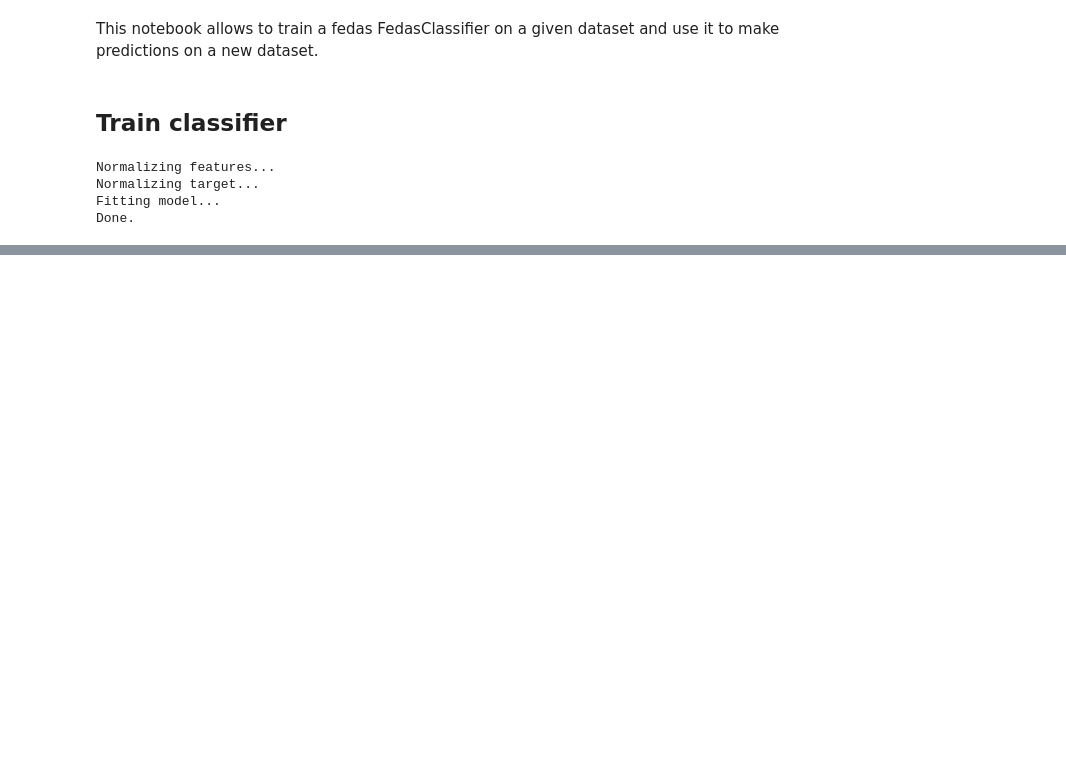
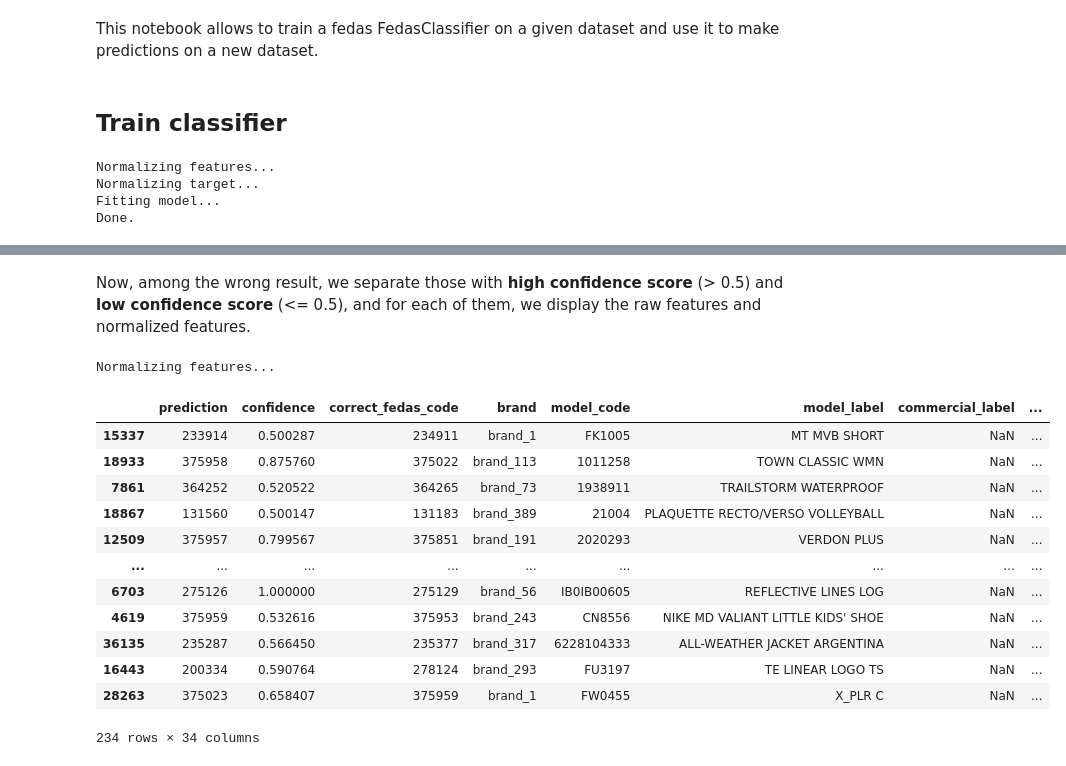
Before and after one commit to SoCrespo/technical_test, a Jupyter notebook: apply_fedas_classifier.ipynb, the cells around one changed output, grey strips where cells are left out. Cells and saved outputs as stored; diff of their text form; code cells hidden in the pictures; blank space fills up the shorter version.

Commit message:
Show features of wrong preds (hi / low confidence)

```diff
--- a/apply_fedas_classifier.ipynb
+++ b/apply_fedas_classifier.ipynb
@@ -75,0 +38,2 @@ comparison[comparison['confidence'] < 0.5]
+# %%
+predictions = fc.predict(val_features)
@@ -75,0 +61,10 @@ comparison[comparison['confidence'] < 0.5]
+# %%
+predictions.index = val.index
+predictions = predictions.rename(columns={'fedas': 'prediction'})
+
+comparison = pd.concat(
+    (predictions,
+    pd.DataFrame(val_target, columns=['correct_fedas_code'])),
+         axis=1)
+comparison['is_correct'] = comparison['prediction'] == comparison['correct_fedas_code']
+comparison
@@ -75,0 +85,36 @@ comparison[comparison['confidence'] < 0.5]
+# %% [markdown]
+Now, among the wrong result, we separate those with **high confidence score** (> 0.5) and **low confidence score** (<= 0.5), and for each of them, we display the raw features and normalized features.
+# %%
+normalized_val_features = pd.DataFrame(fc._normalize_features(val_features), columns=['normalized'])
+# %% [output]
+Normalizing features...
+# %%
+wrong_high_confidence = comparison[(comparison['is_correct'] == False) & (comparison['confidence'] > 0.5)]
+wrong_high_with_features = pd.concat(
+    (wrong_high_confidence,
+    val_features.loc[wrong_high_confidence.index],
+    normalized_val_features.loc[wrong_high_confidence.index]),
+        axis=1).drop(columns=['is_correct'])
+
+wrong_low_confidence = comparison[(comparison['is_correct'] == False) & (comparison['confidence'] <= 0.5)]
+wrong_low_with_features = pd.concat(
+    (wrong_low_confidence,
+    val_features.loc[wrong_low_confidence.index, fc.columns],
+    normalized_val_features.loc[wrong_low_confidence.index]),
+        axis=1).drop(columns=['is_correct'])
+# %%
+wrong_high_with_features
+# %% [output]
+|  | prediction | confidence | correct_fedas_code | brand | model_code | model_label | commercial_label | ... |
+| 15337 | 233914 | 0.500287 | 234911 | brand_1 | FK1005 | MT MVB SHORT | NaN | ... |
+| 18933 | 375958 | 0.875760 | 375022 | brand_113 | 1011258 | TOWN CLASSIC WMN | NaN | ... |
+| 7861 | 364252 | 0.520522 | 364265 | brand_73 | 1938911 | TRAILSTORM WATERPROOF | NaN | ... |
+| 18867 | 131560 | 0.500147 | 131183 | brand_389 | 21004 | PLAQUETTE RECTO/VERSO VOLLEYBALL | NaN | ... |
+| 12509 | 375957 | 0.799567 | 375851 | brand_191 | 2020293 | VERDON PLUS | NaN | ... |
+| ... | ... | ... | ... | ... | ... | ... | ... | ... |
+| 6703 | 275126 | 1.000000 | 275129 | brand_56 | IB0IB00605 | REFLECTIVE LINES LOG | NaN | ... |
+| 4619 | 375959 | 0.532616 | 375953 | brand_243 | CN8556 | NIKE MD VALIANT LITTLE KIDS' SHOE | NaN | ... |
+| 36135 | 235287 | 0.566450 | 235377 | brand_317 | 6228104333 | ALL-WEATHER JACKET ARGENTINA | NaN | ... |
+| 16443 | 200334 | 0.590764 | 278124 | brand_293 | FU3197 | TE LINEAR LOGO TS | NaN | ... |
+| 28263 | 375023 | 0.658407 | 375959 | brand_1 | FW0455 | X_PLR C | NaN | ... |
+234 rows × 34 columns
```
Also changed, not shown: parts of 15 cells of this notebook.
